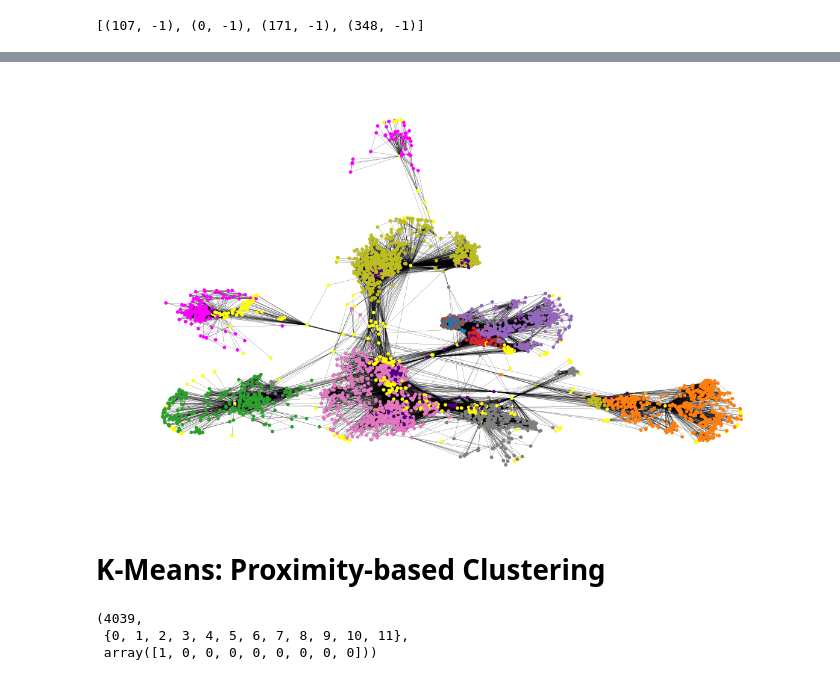
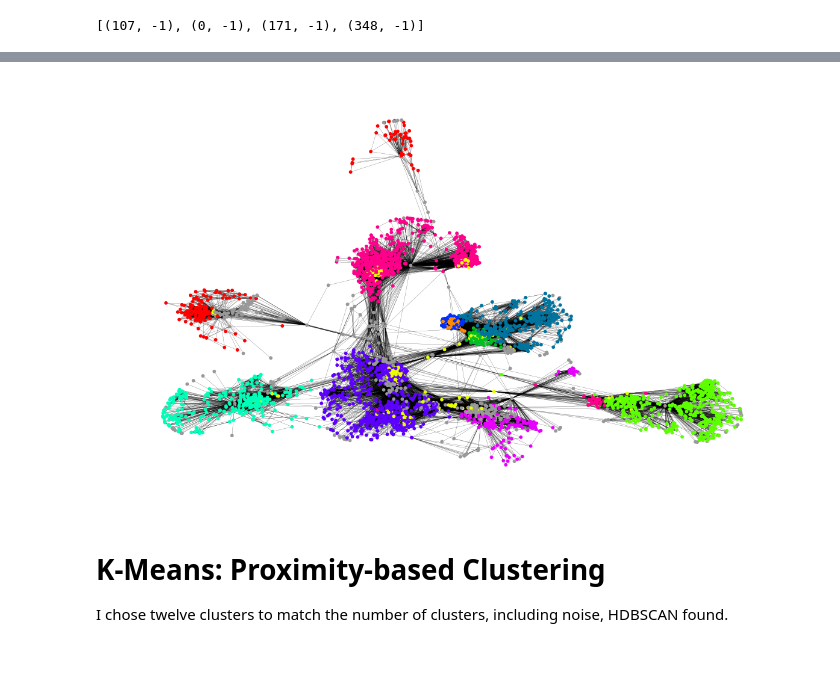
Before and after one commit to Tenchumaru/notebooks, a Jupyter notebook: Understanding Networks through Clustering.ipynb, the cells around one changed output, grey strips where cells are left out. Saved outputs shown, nothing was run; the diff lists cells and outputs as text; code cells hidden in the pictures.

```diff
--- a/Understanding Networks through Clustering.ipynb
+++ b/Understanding Networks through Clustering.ipynb
@@ -135,31 +134,33 @@ min(nearest_leaf_distances.items(), key=lambda t: t[1])[1], max(nearest_leaf_dis
 # %%
 # TODO:  consider leaving values unscaled.
 def fn(node):
-    return (nearest_leaf_distances[node],
-            farthest_leaf_distances[node],
-            degree_centralities[node],
+    return (degree_centralities[node],
             second_degree_centralities[node],
             third_degree_centralities[node],
             betweenness_centralities[node],
             closeness_centralities[node],
             eigenvector_centralities[node],
+            clustering_coefficients[node],
             average_neighbor_degrees[node],
             degree_12_ratios[node],
             degree_23_ratios[node],
+            nearest_leaf_distances[node],
+            farthest_leaf_distances[node],
             1.0 if node in dominating_nodes else 0.0,
             1.0 if node in leaf_nodes else 0.0)
 
-t = (nearest_leaf_distances,
-     farthest_leaf_distances,
-     degree_centralities,
+t = (degree_centralities,
      second_degree_centralities,
      third_degree_centralities,
      betweenness_centralities,
      closeness_centralities,
      eigenvector_centralities,
+     clustering_coefficients,
      average_neighbor_degrees,
      degree_12_ratios,
      degree_23_ratios,
+     nearest_leaf_distances,
+     farthest_leaf_distances,
      dominating_nodes,
      leaf_nodes)
 minima = tuple(type(d) is dict and min(d.values()) for d in t)
@@ -344,8 +365,13 @@ Unsurprisingly, the noise has significant variance in most features.  Some nodes
 # %% [output]
 [(107, -1), (0, -1), (171, -1), (348, -1)]
 # %%
+def make_colors():
+    n = 11
+    g = (mc.to_hex(mc.hsv_to_rgb((v / n, 1, 0.75 if v == 4 else 0.625 if v == 6 else 1))) for v in range(n))
+    g = it.chain(['#999'], g)
+    return list(g)
 begin_at = datetime.now()
-colors = [mc.to_rgb('yellow'), mc.to_rgb('fuchsia'), mc.to_rgb('indigo')] + list(mc.TABLEAU_COLORS.values())
+colors = make_colors() #[mc.to_rgb('yellow'), mc.to_rgb('fuchsia'), mc.to_rgb('indigo')] + list(mc.TABLEAU_COLORS.values())
 node_colors = [colors[c + 1] for c, _ in clusters_to_nodes]
 mp.figure(figsize=(15, 9))
 mp.axis("off")
@@ -357,13 +383,5 @@ graph visualization took 18.9 seconds
-[figure, old version]
+[figure, new version]
 # %% [markdown]
 # K-Means: Proximity-based Clustering
+
+I chose twelve clusters to match the number of clusters, including noise, HDBSCAN found.
-# %%
-kmeans = KMeans(n_clusters=12,
-                n_init='auto',
-                random_state=9)
-kmeans.fit(X)
-len(kmeans.labels_), set(kmeans.labels_), (kmeans.labels_)[:9]
-# %% [output]
-(4039,
- {0, 1, 2, 3, 4, 5, 6, 7, 8, 9, 10, 11},
- array([1, 0, 0, 0, 0, 0, 0, 0, 0]))
```
Also changed, not shown: parts of 18 cells of this notebook.
